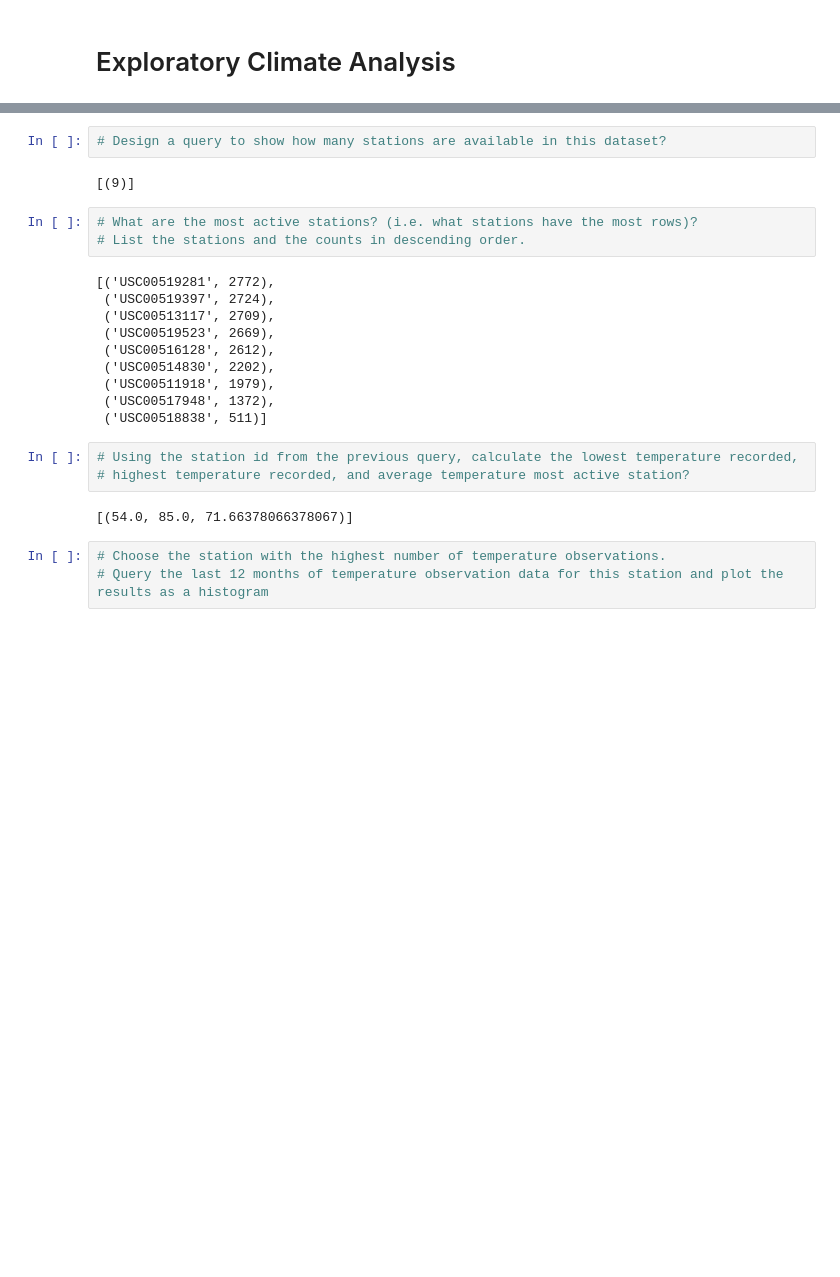
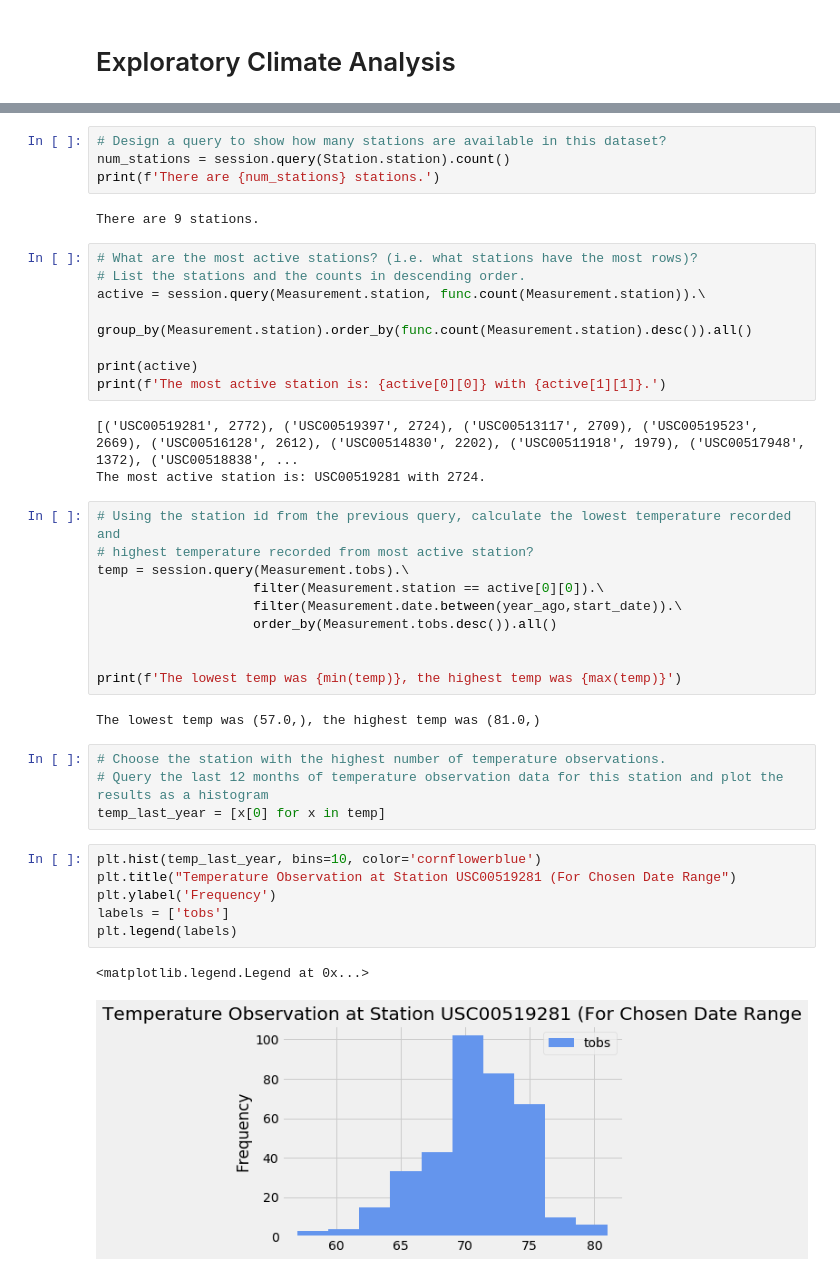
Before and after one commit to brandonmorgan01/Advanced-Data-Storage-Homework, a Jupyter notebook: climate_analysis.ipynb, the cells around one changed output, grey strips where cells are left out. Drawn from its saved outputs; the diff is of its cells as text; blank space fills up the shorter version.

```diff
--- a/climate_analysis.ipynb
+++ b/climate_analysis.ipynb
@@ -81,28 +115,45 @@ pcp_last_year_df.head()
 ![describe](Images/describe.png)
 # %%
 # Design a query to show how many stations are available in this dataset?
+num_stations = session.query(Station.station).count()
+print(f'There are {num_stations} stations.')
 # %% [output]
-[(9)]
+There are 9 stations.
 # %%
 # What are the most active stations? (i.e. what stations have the most rows)?
 # List the stations and the counts in descending order.
+active = session.query(Measurement.station, func.count(Measurement.station)).\
+                    group_by(Measurement.station).order_by(func.count(Measurement.station).desc()).all()
+
+print(active)
+print(f'The most active station is: {active[0][0]} with {active[1][1]}.')
 # %% [output]
-[('USC00519281', 2772),
- ('USC00519397', 2724),
- ('USC00513117', 2709),
- ('USC00519523', 2669),
- ('USC00516128', 2612),
- ('USC00514830', 2202),
- ('USC00511918', 1979),
- ('USC00517948', 1372),
- ('USC00518838', 511)]
+[('USC00519281', 2772), ('USC00519397', 2724), ('USC00513117', 2709), ('USC00519523', 2669), ('USC00516128', 2612), ('USC00514830', 2202), ('USC00511918', 1979), ('USC00517948', 1372), ('USC00518838', ...
+The most active station is: USC00519281 with 2724.
 # %%
-# Using the station id from the previous query, calculate the lowest temperature recorded,
-# highest temperature recorded, and average temperature most active station?
+# Using the station id from the previous query, calculate the lowest temperature recorded and
+# highest temperature recorded from most active station?
+temp = session.query(Measurement.tobs).\
+                    filter(Measurement.station == active[0][0]).\
+                    filter(Measurement.date.between(year_ago,start_date)).\
+                    order_by(Measurement.tobs.desc()).all()
+
+
+print(f'The lowest temp was {min(temp)}, the highest temp was {max(temp)}')
 # %% [output]
-[(54.0, 85.0, 71.66378066378067)]
+The lowest temp was (57.0,), the highest temp was (81.0,)
 # %%
 # Choose the station with the highest number of temperature observations.
 # Query the last 12 months of temperature observation data for this station and plot the results as a histogram
+temp_last_year = [x[0] for x in temp]
+# %%
+plt.hist(temp_last_year, bins=10, color='cornflowerblue')
+plt.title("Temperature Observation at Station USC00519281 (For Chosen Date Range")
+plt.ylabel('Frequency')
+labels = ['tobs']
+plt.legend(labels)
+# %% [output]
+<matplotlib.legend.Legend at 0x...>
+[figure, added]
 # %% [markdown]
 ![precipitation](Images/station-histogram.png)
```
Also changed, not shown: parts of 14 cells of this notebook.
